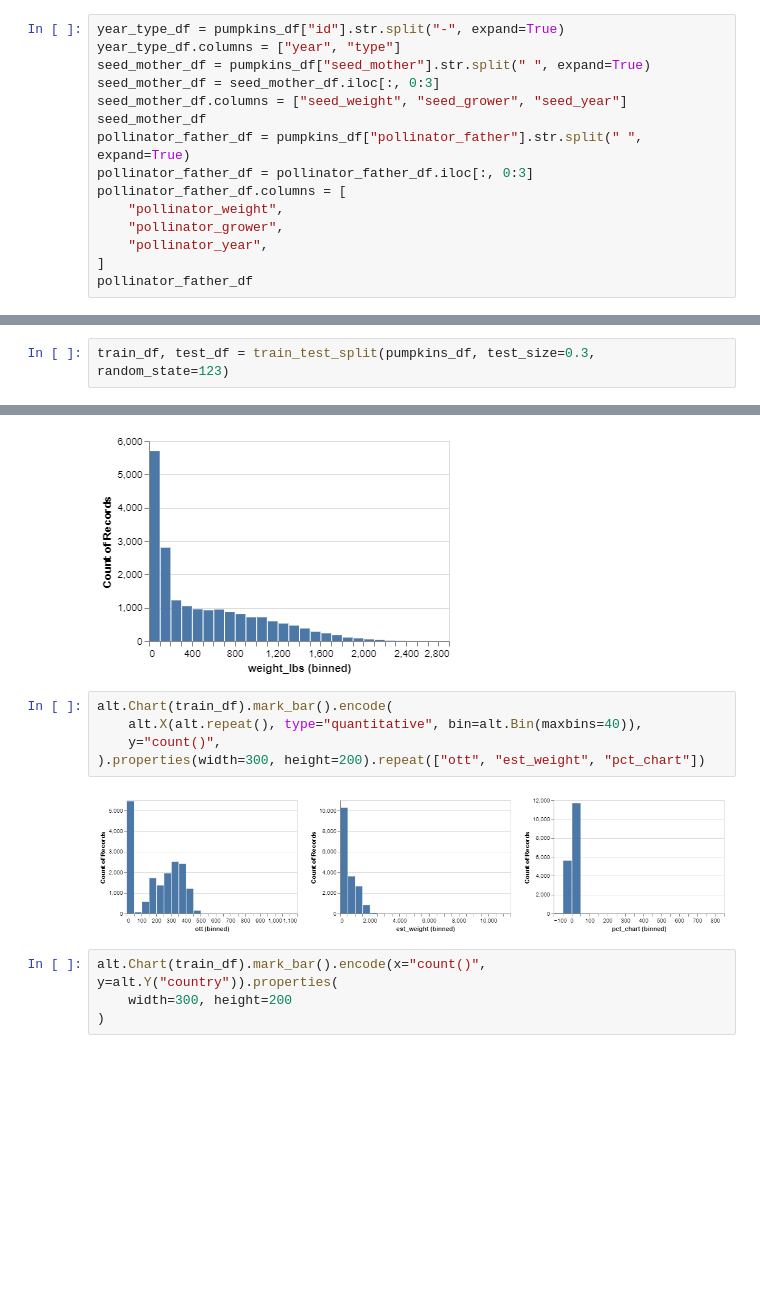
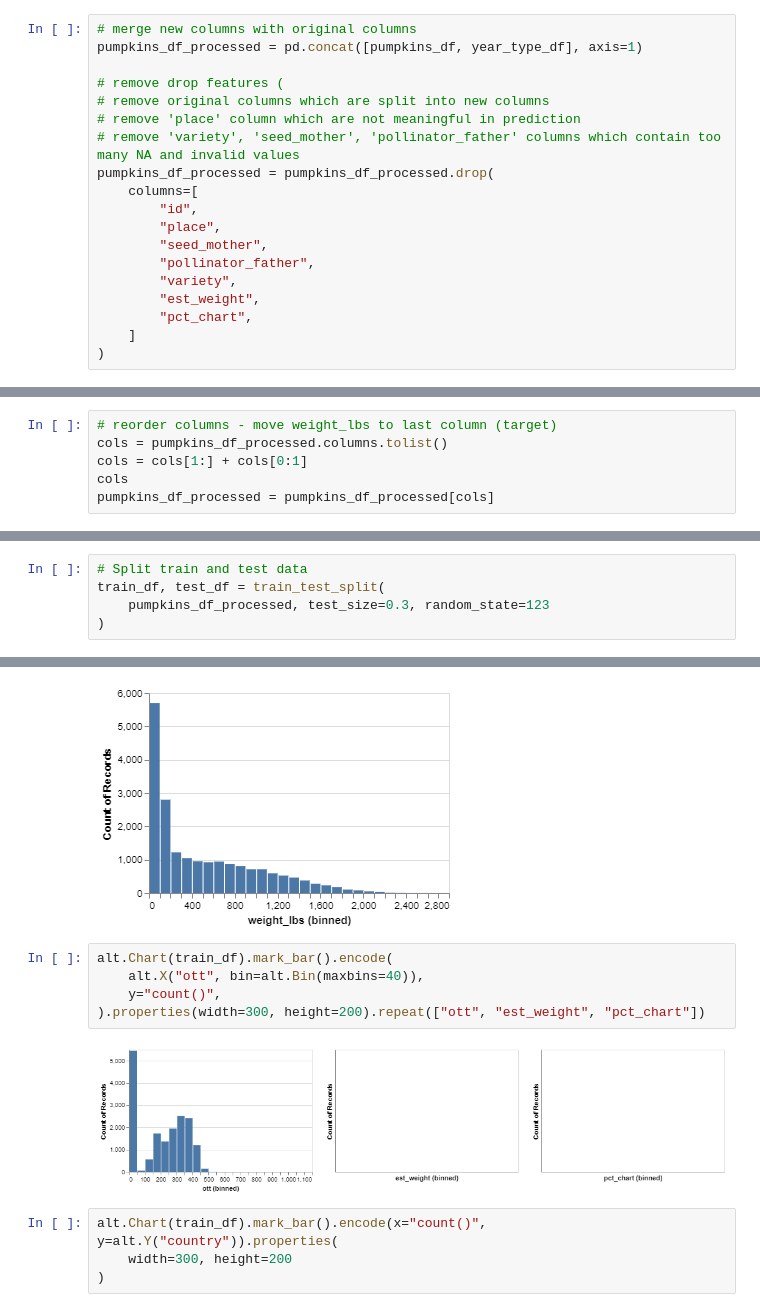
Before and after one commit to UBC-MDS/Giant_Pumpkins_Weight_Prediction, a Jupyter notebook: src/eda/pumpkin_eda.ipynb, the cells around one changed output, grey strips where cells are left out. Drawn from its saved outputs; the diff is of its cells as text; blank space fills up the shorter version.

```diff
--- a/src/eda/pumpkin_eda.ipynb
+++ b/src/eda/pumpkin_eda.ipynb
@@ -16,15 +149,19 @@ pumpkins_df = pd.read_csv(path, thousands=",")
 # %%
-year_type_df = pumpkins_df["id"].str.split("-", expand=True)
-year_type_df.columns = ["year", "type"]
-seed_mother_df = pumpkins_df["seed_mother"].str.split(" ", expand=True)
-seed_mother_df = seed_mother_df.iloc[:, 0:3]
-seed_mother_df.columns = ["seed_weight", "seed_grower", "seed_year"]
-seed_mother_df
-pollinator_father_df = pumpkins_df["pollinator_father"].str.split(" ", expand=True)
-pollinator_father_df = pollinator_father_df.iloc[:, 0:3]
-pollinator_father_df.columns = [
-    "pollinator_weight",
-    "pollinator_grower",
-    "pollinator_year",
-]
-pollinator_father_df
+# merge new columns with original columns
+pumpkins_df_processed = pd.concat([pumpkins_df, year_type_df], axis=1)
+
+# remove drop features (
+# remove original columns which are split into new columns
+# remove 'place' column which are not meaningful in prediction
+# remove 'variety', 'seed_mother', 'pollinator_father' columns which contain too many NA and invalid values
+pumpkins_df_processed = pumpkins_df_processed.drop(
+    columns=[
+        "id",
+        "place",
+        "seed_mother",
+        "pollinator_father",
+        "variety",
+        "est_weight",
+        "pct_chart",
+    ]
+)
@@ -51,0 +192,6 @@ pumpkins_df_merged.to_csv(saved_path)
+# %%
+# reorder columns - move weight_lbs to last column (target)
+cols = pumpkins_df_processed.columns.tolist()
+cols = cols[1:] + cols[0:1]
+cols
+pumpkins_df_processed = pumpkins_df_processed[cols]
@@ -52,2 +234,5 @@ pumpkins_df_merged.to_csv(saved_path)
 # %%
-train_df, test_df = train_test_split(pumpkins_df, test_size=0.3, random_state=123)
+# Split train and test data
+train_df, test_df = train_test_split(
+    pumpkins_df_processed, test_size=0.3, random_state=123
+)
@@ -123,11 +369,11 @@ weight_dist_plot
 [figure]
 # %%
 alt.Chart(train_df).mark_bar().encode(
-    alt.X(alt.repeat(), type="quantitative", bin=alt.Bin(maxbins=40)),
+    alt.X("ott", bin=alt.Bin(maxbins=40)),
     y="count()",
 ).properties(width=300, height=200).repeat(["ott", "est_weight", "pct_chart"])
 # %% [output]
-[figure, old version]
+[figure, new version]
 # %%
 alt.Chart(train_df).mark_bar().encode(x="count()", y=alt.Y("country")).properties(
     width=300, height=200
```
Also changed, not shown: parts of 33 cells of this notebook, 9 other files.
